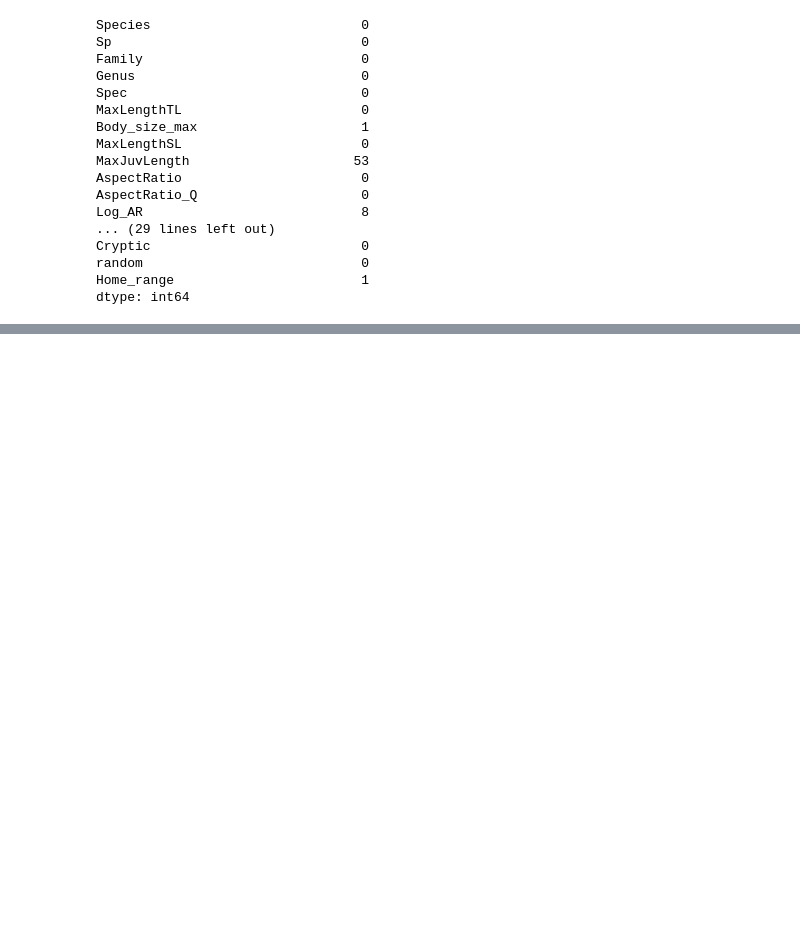
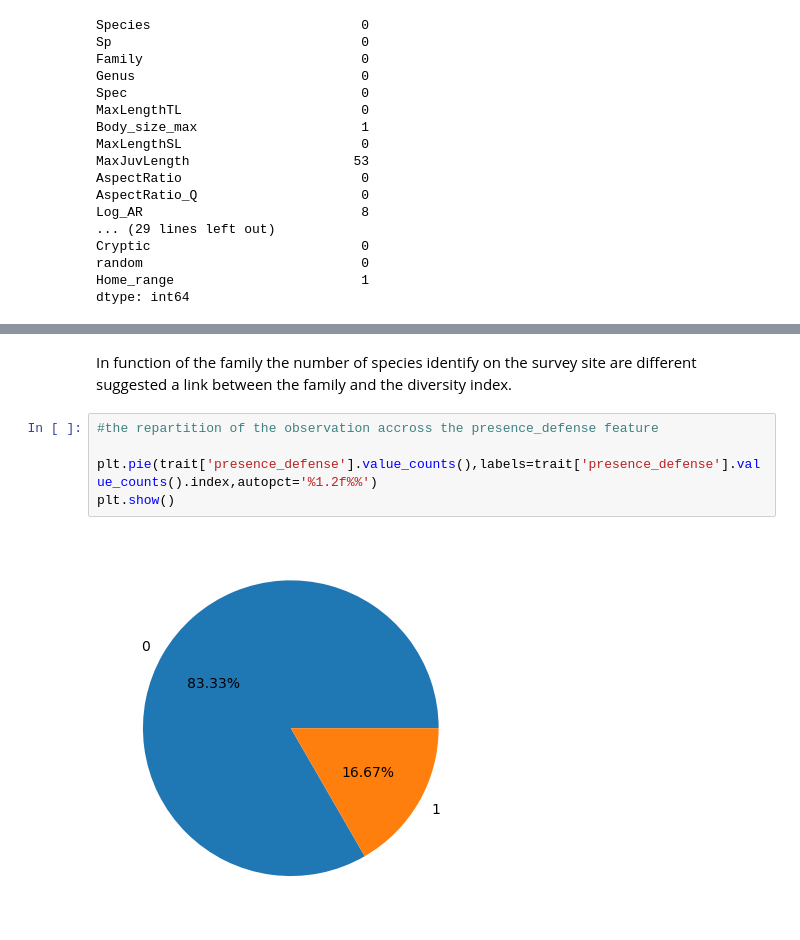
Before and after one commit to susmitha-ann/CoralReefFishSpeciesAssessment, a Jupyter notebook: Exploratory_trait.ipynb, the cells around one changed output, grey strips where cells are left out. Saved outputs shown, nothing was run; the diff lists cells and outputs as text; blank space fills up the shorter version.

```diff
--- a/Exploratory_trait.ipynb
+++ b/Exploratory_trait.ipynb
@@ -87,0 +219,9 @@ We can shows that, the 11 missing values in Coral and Relief are in the sames ro
+# %% [markdown]
+In function of the family the number of species identify on the survey site are different suggested a link between the family and the diversity index.
+# %%
+#the repartition of the observation accross the presence_defense feature
+
+plt.pie(trait['presence_defense'].value_counts(),labels=trait['presence_defense'].value_counts().index,autopct='%1.2f%%')
+plt.show()
+# %% [output]
+[figure, added]
```
Also changed, not shown: parts of 27 cells of this notebook.
